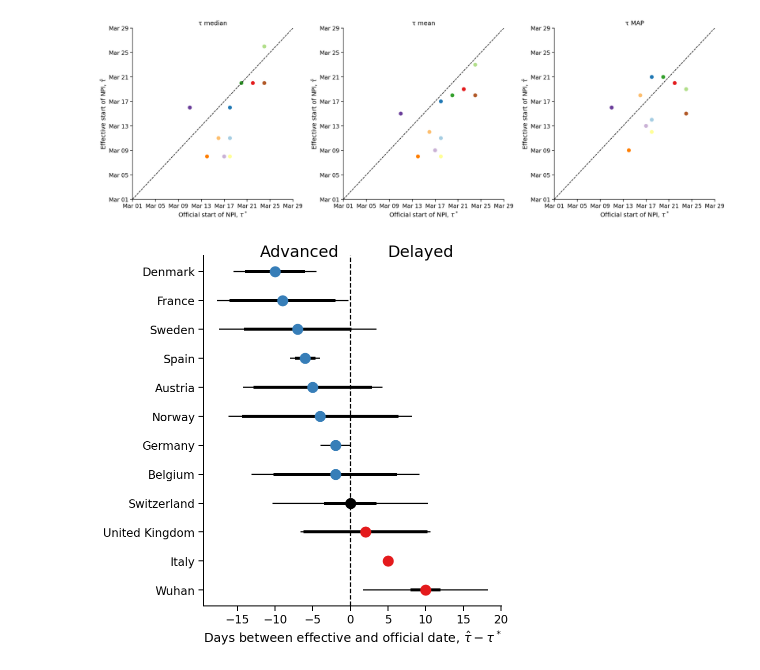
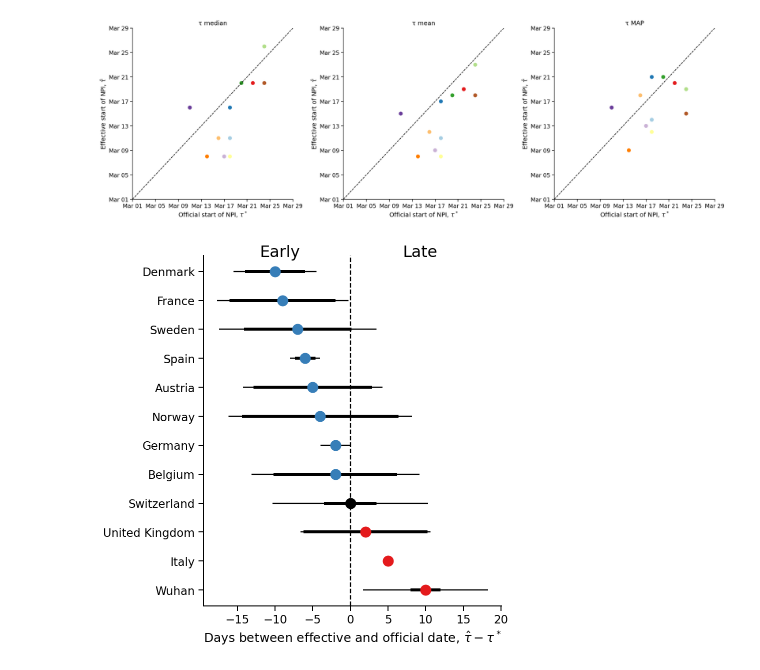
Before and after one commit to yoavram-lab/EffectiveNPI, a Jupyter notebook: src/Fig1.ipynb, the cells around one changed output. Drawn from its saved outputs; the diff is of its cells as text; code cells hidden in the pictures.

```diff
--- a/src/Fig1.ipynb
+++ b/src/Fig1.ipynb
@@ -144,33 +144,33 @@ val = -df_[col]
 ci75 = df_[ci75_col]
 ci95 = df_[ci95_col]
 country = df_['country']
 ax.hlines(country, val-ci95, val+ci95)
 ax.hlines(country, val-ci75, val+ci75, lw=3)
 
 idx = df_[col] >= 1
 val = -df_.loc[idx, col]
 country = df_.loc[idx, 'country']
 ax.plot(val, country, 'o', markersize=10, color=blue)
 
 
 idx = df_[col] <= -1
 val = -df_.loc[idx, col]
 country = df_.loc[idx, 'country']
 ax.plot(val, country, 'o', markersize=10, color=red)
 
 idx = (-1 < df_[col]) & (df_[col] < 1)
 val = -df_.loc[idx, col]
 country = df_.loc[idx, 'country']
 ax.plot(val, country, 'o', markersize=10, color='k')
 
 plt.axvline(0, ls='--', color='k')
 ax.set(
     xlabel=r'Days between effective and official date, $\hat{\tau} - \tau^*$',
 )
-ax.annotate('Delayed', (5, 11.5), fontsize=16)
-ax.annotate('Advanced', (-12, 11.5), fontsize=16)
+ax.annotate('Late', (7, 11.5), fontsize=16)
+ax.annotate('Early', (-12, 11.5), fontsize=16)
 sns.despine()
 plt.tight_layout()
 # fig.savefig('../figures/Fig1.pdf', dpi=100)
 # %% [output]
-[figure, old version]
+[figure, new version]
```
Also changed, not shown: 2 other files.
